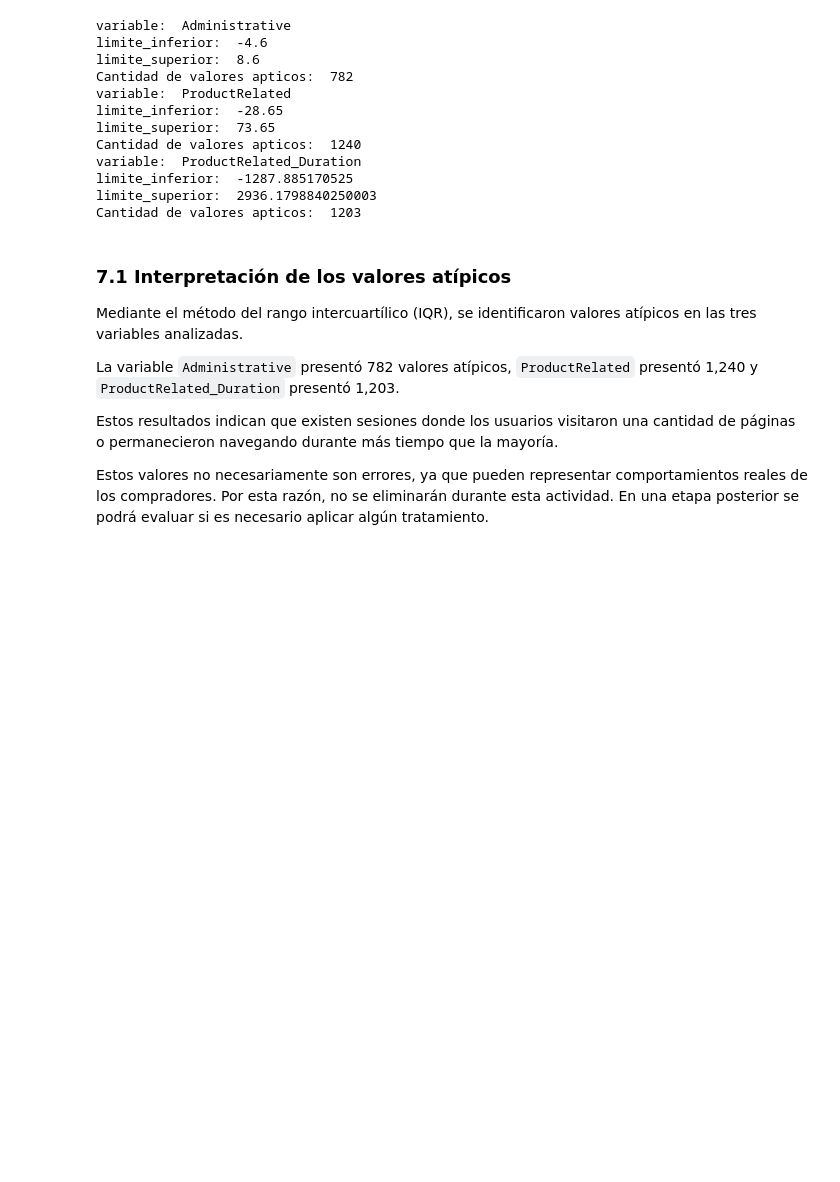
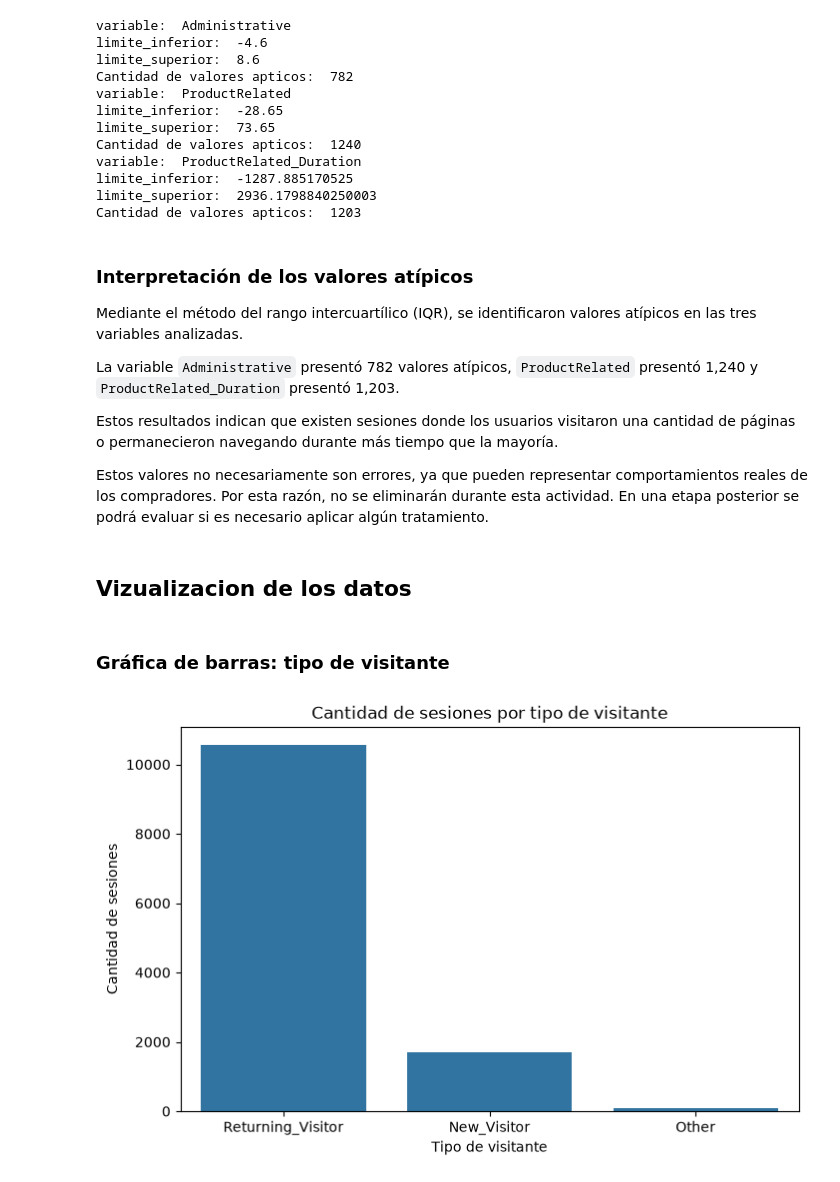
Before and after one commit to Shaggy1789/REC_ECBD_2026_Chavez_Byron, a Jupyter notebook: notebooks/ChavezMolina_Byron_U2_AE1_Exploracion.ipynb, the cells around one changed output. Saved outputs shown, nothing was run; the diff lists cells and outputs as text; code cells hidden in the pictures; blank space fills up the shorter version.

```diff
--- a/notebooks/ChavezMolina_Byron_U2_AE1_Exploracion.ipynb
+++ b/notebooks/ChavezMolina_Byron_U2_AE1_Exploracion.ipynb
@@ -420,7 +420,7 @@ limite_inferior:  -1287.885170525
 limite_superior:  2936.1798840250003
 Cantidad de valores apticos:  1203
 # %% [markdown]
-### 7.1 Interpretación de los valores atípicos
+### Interpretación de los valores atípicos
 
 Mediante el método del rango intercuartílico (IQR), se identificaron valores atípicos en las tres variables analizadas.
 
@@ -429,3 +429,18 @@ La variable `Administrative` presentó 782 valores atípicos, `ProductRelated` p
 Estos resultados indican que existen sesiones donde los usuarios visitaron una cantidad de páginas o permanecieron navegando durante más tiempo que la mayoría.
 
 Estos valores no necesariamente son errores, ya que pueden representar comportamientos reales de los compradores. Por esta razón, no se eliminarán durante esta actividad. En una etapa posterior se podrá evaluar si es necesario aplicar algún tratamiento.
+# %% [markdown]
+## Vizualizacion de los datos
+# %% [markdown]
+### Gráfica de barras: tipo de visitante
+# %%
+plt.figure(figsize=(8,5))
+sns.countplot(data=datos, x="VisitorType")
+
+plt.title("Cantidad de sesiones por tipo de visitante")
+plt.xlabel("Tipo de visitante")
+plt.ylabel("Cantidad de sesiones")
+
+plt.show()
+# %% [output]
+[figure, added]
```
Also changed, not shown: parts of 7 cells of this notebook.
